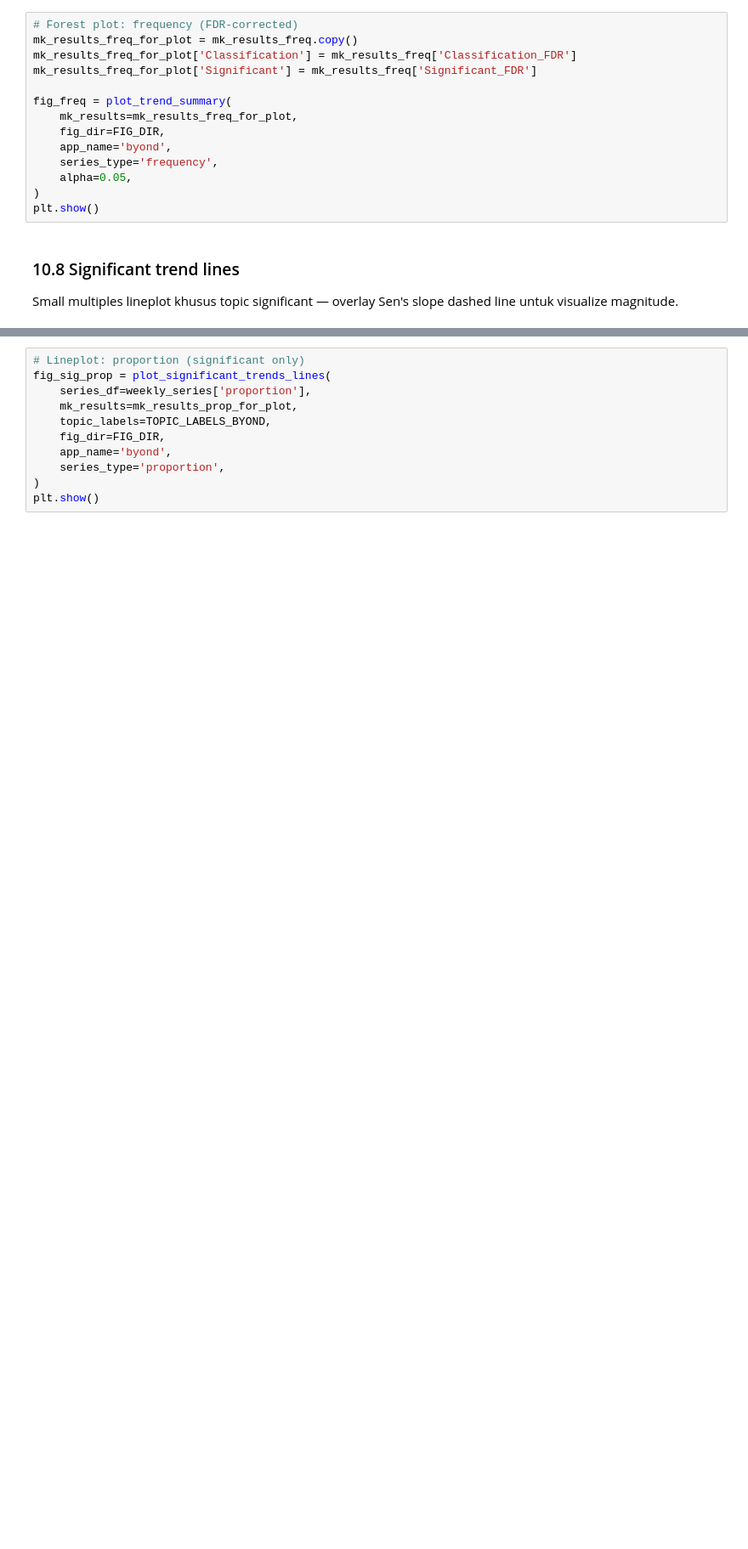
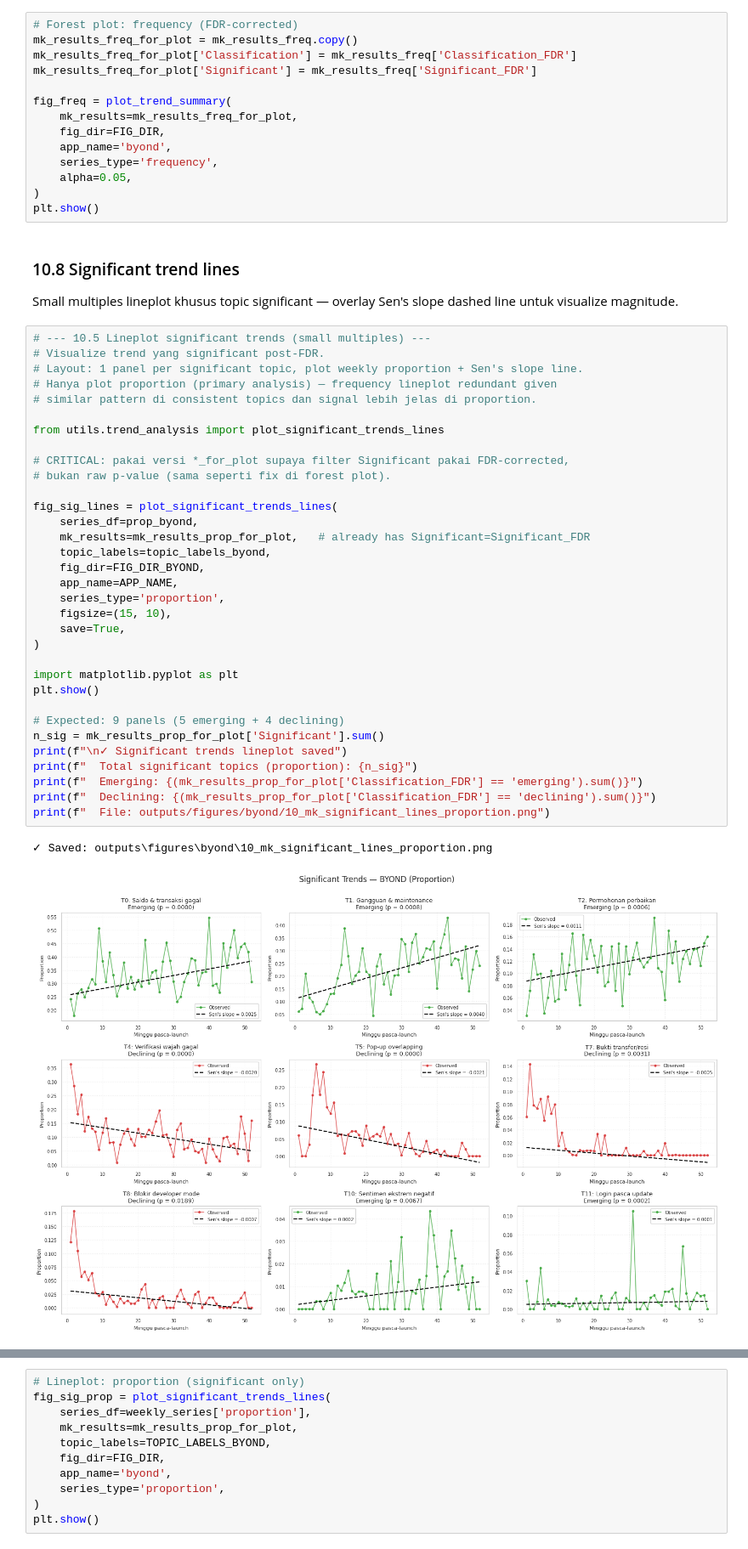
Before and after one commit to rabithahz-salwa/skripsi-bertopic-superapp, a Jupyter notebook: 06_bertopic_byond.ipynb, the cells around one changed output, grey strips where cells are left out. Shown at 85% size. Saved outputs shown, nothing was run; the diff lists cells and outputs as text; blank space fills up the shorter version.

```diff
--- a/06_bertopic_byond.ipynb
+++ b/06_bertopic_byond.ipynb
@@ -2743,3 +2971,39 @@ plt.show()
 ### 10.8 Significant trend lines
 
 Small multiples lineplot khusus topic significant — overlay Sen's slope dashed line untuk visualize magnitude.
+# %%
+# --- 10.5 Lineplot significant trends (small multiples) ---
+# Visualize trend yang significant post-FDR.
+# Layout: 1 panel per significant topic, plot weekly proportion + Sen's slope line.
+# Hanya plot proportion (primary analysis) — frequency lineplot redundant given
+# similar pattern di consistent topics dan signal lebih jelas di proportion.
+
+from utils.trend_analysis import plot_significant_trends_lines
+
+# CRITICAL: pakai versi *_for_plot supaya filter Significant pakai FDR-corrected,
+# bukan raw p-value (sama seperti fix di forest plot).
+
+fig_sig_lines = plot_significant_trends_lines(
+    series_df=prop_byond,
+    mk_results=mk_results_prop_for_plot,   # already has Significant=Significant_FDR
+    topic_labels=topic_labels_byond,
+    fig_dir=FIG_DIR_BYOND,
+    app_name=APP_NAME,
+    series_type='proportion',
+    figsize=(15, 10),
+    save=True,
+)
+
+import matplotlib.pyplot as plt
+plt.show()
+
+# Expected: 9 panels (5 emerging + 4 declining)
+n_sig = mk_results_prop_for_plot['Significant'].sum()
+print(f"\n✓ Significant trends lineplot saved")
+print(f"  Total significant topics (proportion): {n_sig}")
+print(f"  Emerging: {(mk_results_prop_for_plot['Classification_FDR'] == 'emerging').sum()}")
+print(f"  Declining: {(mk_results_prop_for_plot['Classification_FDR'] == 'declining').sum()}")
+print(f"  File: outputs/figures/byond/10_mk_significant_lines_proportion.png")
+# %% [output]
+✓ Saved: outputs\figures\byond\10_mk_significant_lines_proportion.png
+[figure, added]
```
Also changed, not shown: parts of 5 cells of this notebook, 4 other files.
